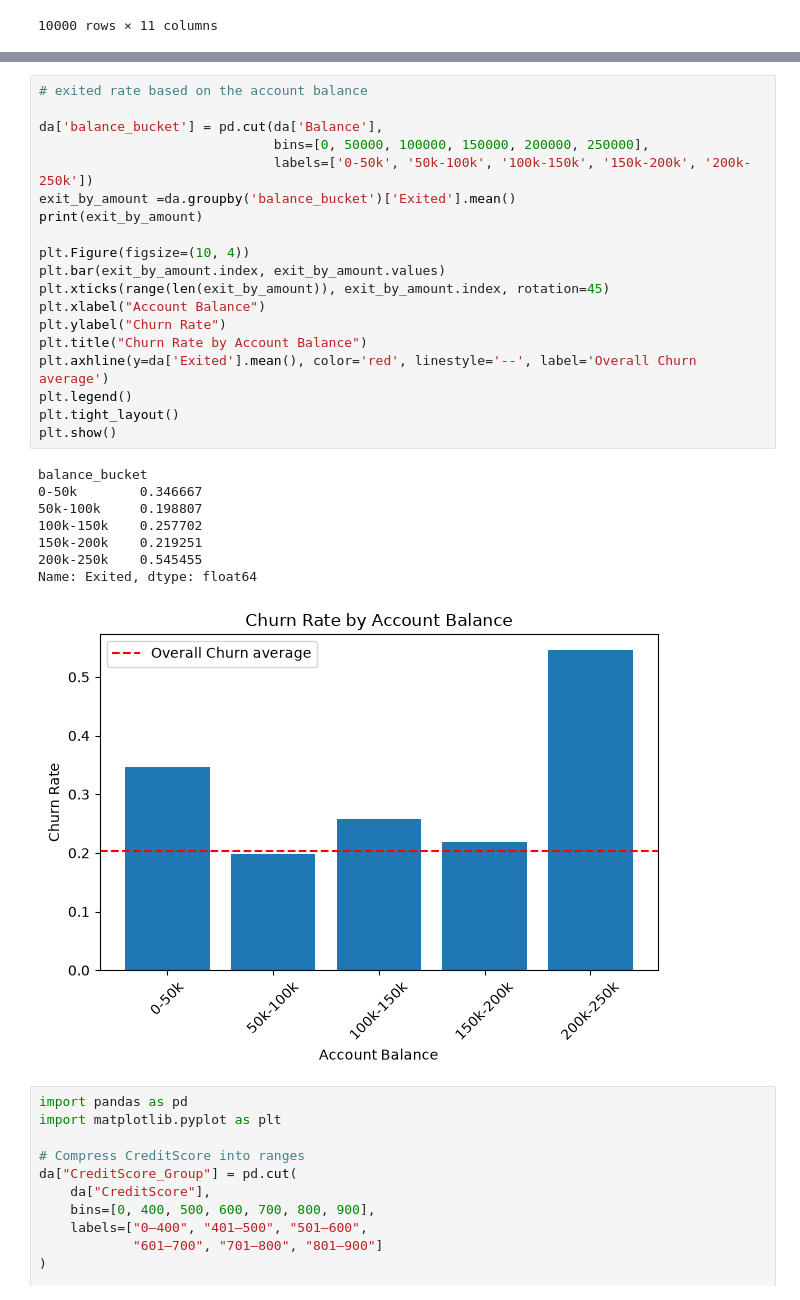
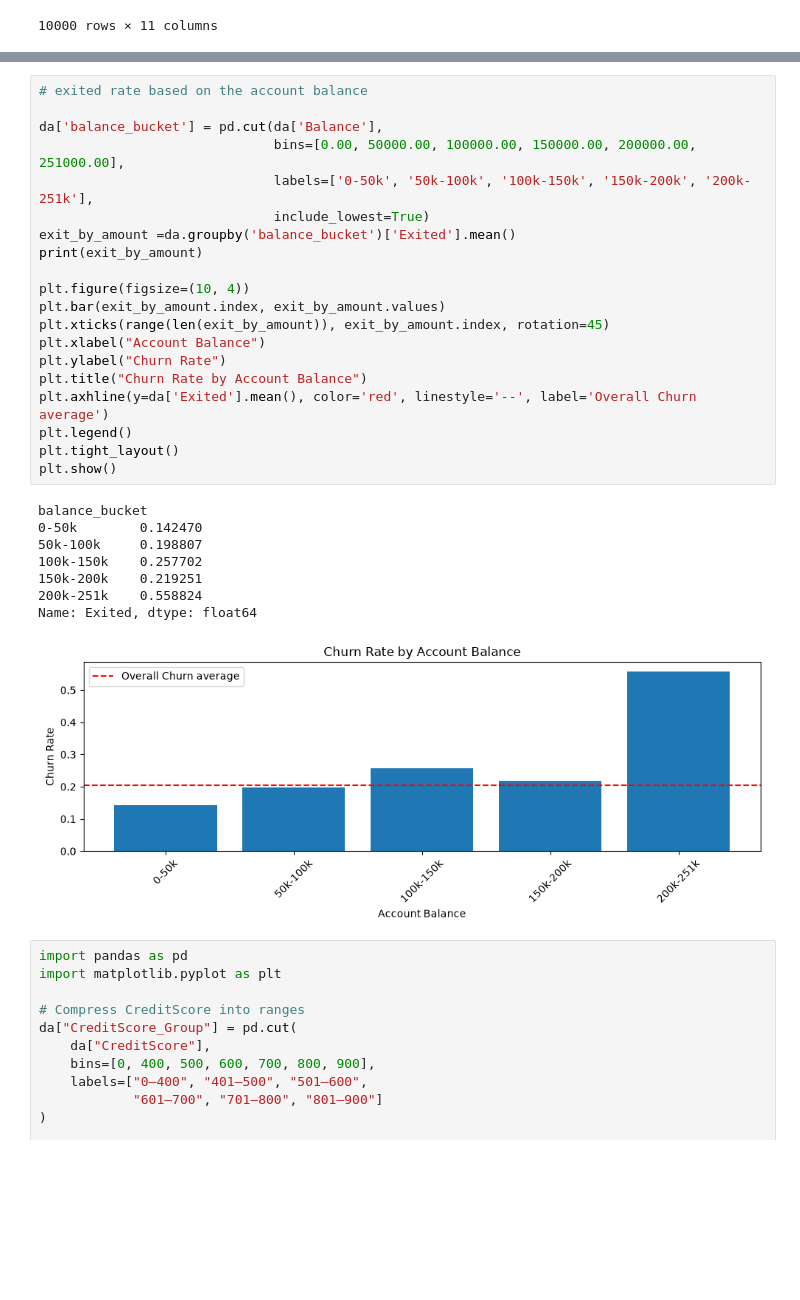
Before and after one commit to olaoluwacode/UD_Customer_Churn_Prediction, a Jupyter notebook: eda.ipynb, the cells around one changed output, grey strips where cells are left out. Cells and saved outputs as stored; diff of their text form; blank space fills up the shorter version.

```diff
--- a/eda.ipynb
+++ b/eda.ipynb
@@ -291,31 +317,32 @@ da.describe()
 # %%
 # exited rate based on the account balance
 
 da['balance_bucket'] = pd.cut(da['Balance'],
-                              bins=[0, 50000, 100000, 150000, 200000, 250000],
-                              labels=['0-50k', '50k-100k', '100k-150k', '150k-200k', '200k-250k'])
+                              bins=[0.00, 50000.00, 100000.00, 150000.00, 200000.00, 251000.00],
+                              labels=['0-50k', '50k-100k', '100k-150k', '150k-200k', '200k-251k'],
+                              include_lowest=True)
 exit_by_amount =da.groupby('balance_bucket')['Exited'].mean()
 print(exit_by_amount)
 
-plt.Figure(figsize=(10, 4))
+plt.figure(figsize=(10, 4))
 plt.bar(exit_by_amount.index, exit_by_amount.values)
 plt.xticks(range(len(exit_by_amount)), exit_by_amount.index, rotation=45)
 plt.xlabel("Account Balance")
 plt.ylabel("Churn Rate")
 plt.title("Churn Rate by Account Balance")
 plt.axhline(y=da['Exited'].mean(), color='red', linestyle='--', label='Overall Churn average')
 plt.legend()
 plt.tight_layout()
 plt.show()
 # %% [output]
 balance_bucket
-0-50k        0.346667
+0-50k        0.142470
 50k-100k     0.198807
 100k-150k    0.257702
 150k-200k    0.219251
-200k-250k    0.545455
+200k-251k    0.558824
 Name: Exited, dtype: float64
-[figure, old version]
+[figure, new version]
 # %%
 import pandas as pd
 import matplotlib.pyplot as plt
```
Also changed, not shown: parts of 11 cells of this notebook, 1 other file.
